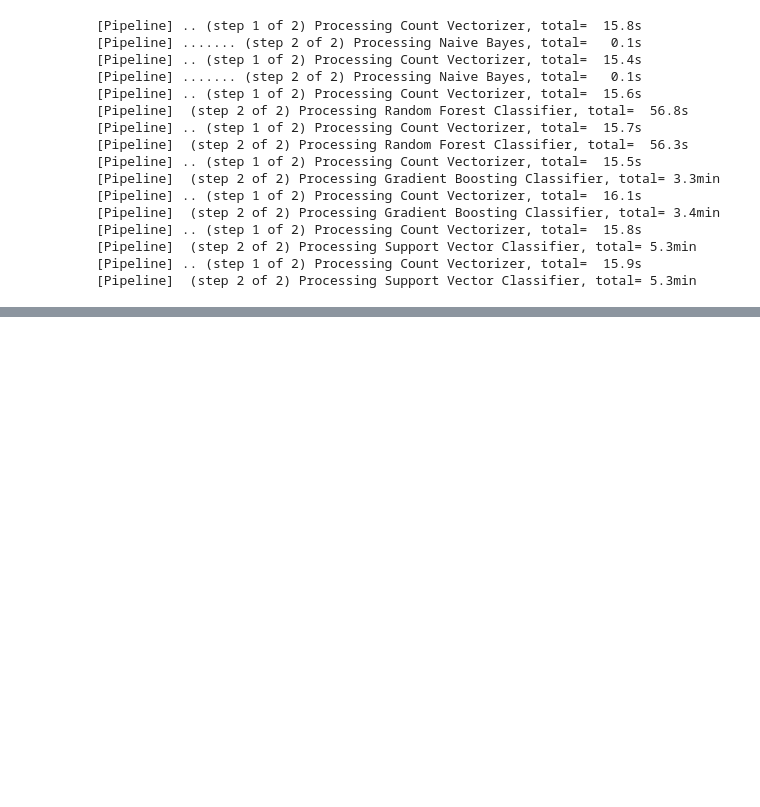
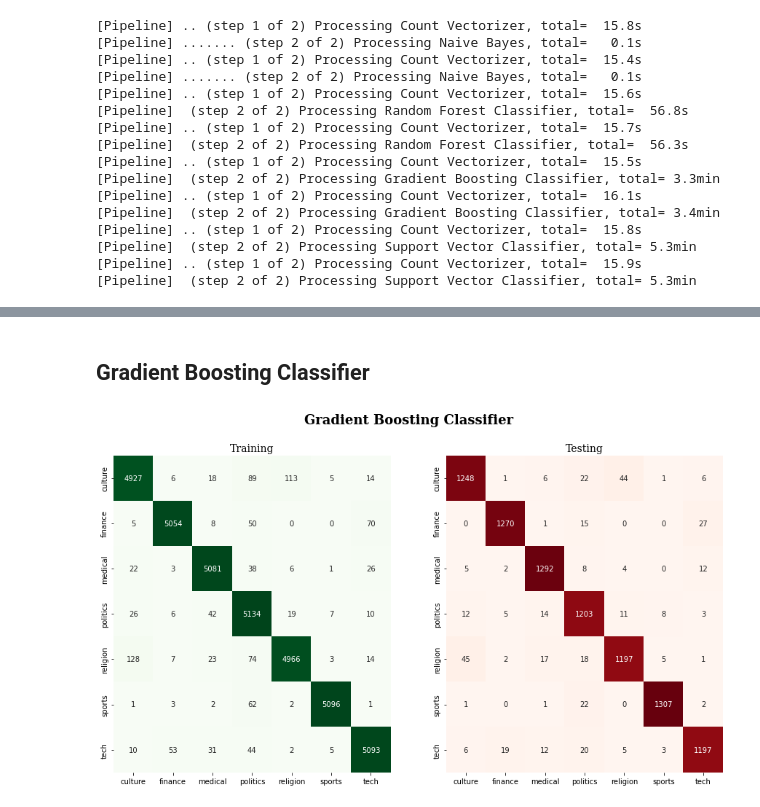
Before and after one commit to iansharff/arabic_news, a Jupyter notebook: 01_modeling.ipynb, the cells around one changed output, grey strips where cells are left out. Cells and saved outputs as stored; diff of their text form; code cells hidden in the pictures; blank space fills up the shorter version.

```diff
--- a/01_modeling.ipynb
+++ b/01_modeling.ipynb
@@ -183,0 +160,7 @@ print(pipelines_fitted[0].steps[1][1].classes_)
+# %% [markdown]
+## Gradient Boosting Classifier
+# %%
+vis.plot_confusion_matrices(pipe_gbc, X_train, X_test, y_train, y_test)
+plt.show()
+# %% [output]
+[figure, added]
```
Also changed, not shown: parts of 11 cells of this notebook.
